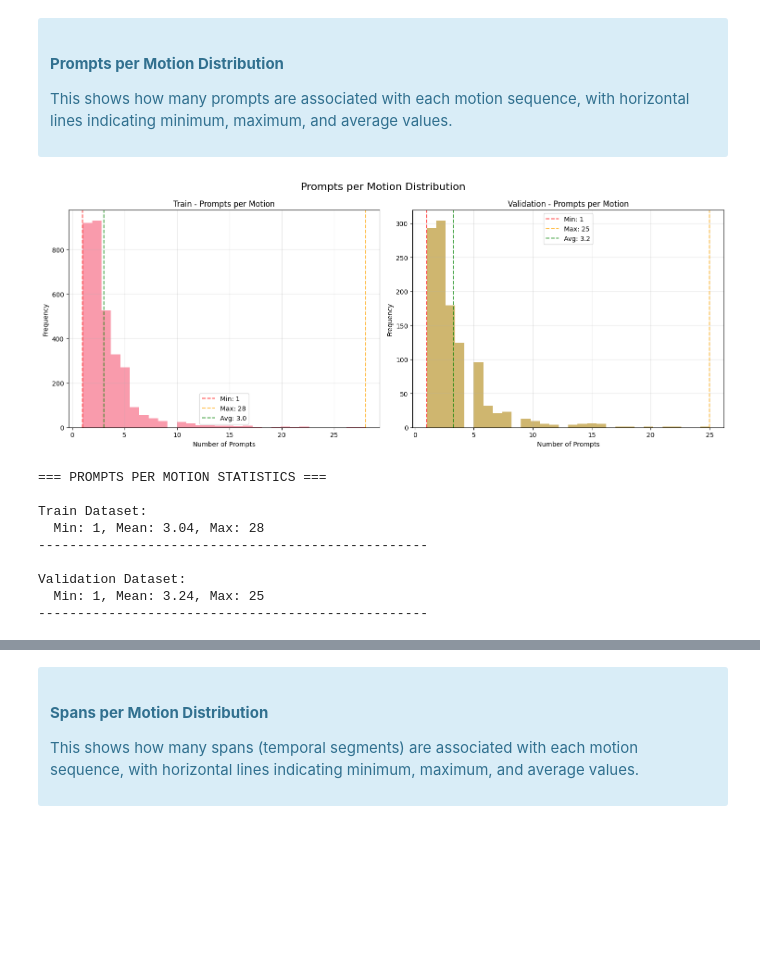
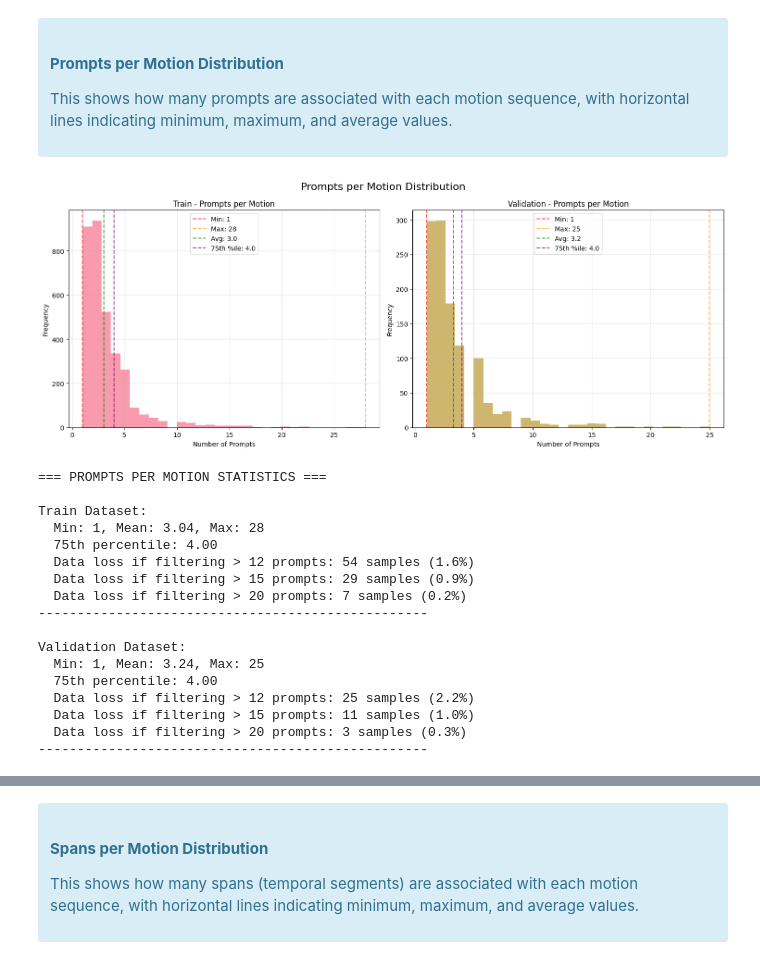
Before and after one commit to raideno/MoLiNER, a Jupyter notebook: notebooks/babel.analysis.ipynb, the cells around one changed output, grey strips where cells are left out. Saved outputs shown, nothing was run; the diff lists cells and outputs as text; code cells hidden in the pictures; blank space fills up the shorter version.

```diff
--- a/notebooks/babel.analysis.ipynb
+++ b/notebooks/babel.analysis.ipynb
@@ -232,10 +231,12 @@ for i, analysis in enumerate([train_analysis, validation_analysis]):
         min_frames = np.min(lengths_frames)
         max_frames = np.max(lengths_frames)
         avg_frames = np.mean(lengths_frames)
+        p75_frames = np.percentile(lengths_frames, 75)
 
         axes[i, 0].axvline(min_frames, color='red', linestyle='--', alpha=0.7, label=f'Min: {min_frames}')
         axes[i, 0].axvline(max_frames, color='orange', linestyle='--', alpha=0.7, label=f'Max: {max_frames}')
         axes[i, 0].axvline(avg_frames, color='green', linestyle='--', alpha=0.7, label=f'Avg: {avg_frames:.1f}')
+        axes[i, 0].axvline(p75_frames, color='purple', linestyle='--', alpha=0.7, label=f'75th %ile: {p75_frames:.1f}')
         axes[i, 0].legend()
 
         # NOTE: seconds distribution
@@ -248,10 +249,12 @@ for i, analysis in enumerate([train_analysis, validation_analysis]):
         min_seconds = np.min(lengths_seconds)
         max_seconds = np.max(lengths_seconds)
         avg_seconds = np.mean(lengths_seconds)
+        p75_seconds = np.percentile(lengths_seconds, 75)
 
         axes[i, 1].axvline(min_seconds, color='red', linestyle='--', alpha=0.7, label=f'Min: {min_seconds:.1f}s')
         axes[i, 1].axvline(max_seconds, color='orange', linestyle='--', alpha=0.7, label=f'Max: {max_seconds:.1f}s')
         axes[i, 1].axvline(avg_seconds, color='green', linestyle='--', alpha=0.7, label=f'Avg: {avg_seconds:.1f}s')
+        axes[i, 1].axvline(p75_seconds, color='purple', linestyle='--', alpha=0.7, label=f'75th %ile: {p75_seconds:.1f}s')
         axes[i, 1].legend()
 
 plt.tight_layout()
@@ -267,5 +270,12 @@ for analysis in [train_analysis, validation_analysis]:
         print(f"\n{name} Dataset:")
         print(f"  Frames - Min: {np.min(lengths_frames)}, Mean: {np.mean(lengths_frames):.2f}, Max: {np.max(lengths_frames)}")
         print(f"  Seconds - Min: {np.min(lengths_seconds):.2f}, Mean: {np.mean(lengths_seconds):.2f}, Max: {np.max(lengths_seconds):.2f}")
+        print(f"  75th percentile - Frames: {np.percentile(lengths_frames, 75):.2f}, Seconds: {np.percentile(lengths_seconds, 75):.2f}")
+
+        for threshold_sec in [10, 15, 20]:
+            threshold_frames = threshold_sec * DEFAULT_FPS
+            filtered_count = np.sum(np.array(lengths_frames) > threshold_frames)
+            loss_percentage = (filtered_count / len(lengths_frames)) * 100
+            print(f"  Data loss if filtering > {threshold_sec}s ({threshold_frames} frames): {filtered_count} samples ({loss_percentage:.1f}%)")
     print("-" * 50)
 # %% [output]
@@ -299,40 +394,56 @@ for i, analysis in enumerate([train_analysis, validation_analysis]):
 
     if prompts_per_motion:
         axes[i].hist(prompts_per_motion, bins=30, alpha=0.7, color=f'C{i}')
         axes[i].set_title(f'{name} - Prompts per Motion')
         axes[i].set_xlabel('Number of Prompts')
         axes[i].set_ylabel('Frequency')
         axes[i].grid(True, alpha=0.3)
 
         min_prompts = np.min(prompts_per_motion)
         max_prompts = np.max(prompts_per_motion)
         avg_prompts = np.mean(prompts_per_motion)
+        p75_prompts = np.percentile(prompts_per_motion, 75)
 
         axes[i].axvline(min_prompts, color='red', linestyle='--', alpha=0.7, label=f'Min: {min_prompts}')
         axes[i].axvline(max_prompts, color='orange', linestyle='--', alpha=0.7, label=f'Max: {max_prompts}')
         axes[i].axvline(avg_prompts, color='green', linestyle='--', alpha=0.7, label=f'Avg: {avg_prompts:.1f}')
+        axes[i].axvline(p75_prompts, color='purple', linestyle='--', alpha=0.7, label=f'75th %ile: {p75_prompts:.1f}')
         axes[i].legend()
 
 plt.tight_layout()
 plt.show()
 
 print("=== PROMPTS PER MOTION STATISTICS ===")
 for analysis in [train_analysis, validation_analysis]:
     name = analysis['dataset_name']
     prompts_per_motion = analysis['sample_prompt_counts']
 
     if prompts_per_motion:
         print(f"\n{name} Dataset:")
         print(f"  Min: {np.min(prompts_per_motion)}, Mean: {np.mean(prompts_per_motion):.2f}, Max: {np.max(prompts_per_motion)}")
+        print(f"  75th percentile: {np.percentile(prompts_per_motion, 75):.2f}")
+
+        for threshold in [12, 15, 20]:
+            filtered_count = np.sum(np.array(prompts_per_motion) > threshold)
+            loss_percentage = (filtered_count / len(prompts_per_motion)) * 100
+            print(f"  Data loss if filtering > {threshold} prompts: {filtered_count} samples ({loss_percentage:.1f}%)")
     print("-" * 50)
 # %% [output]
-[figure, old version]
+[figure, new version]
 === PROMPTS PER MOTION STATISTICS ===
 
 Train Dataset:
   Min: 1, Mean: 3.04, Max: 28
+  75th percentile: 4.00
+  Data loss if filtering > 12 prompts: 54 samples (1.6%)
+  Data loss if filtering > 15 prompts: 29 samples (0.9%)
+  Data loss if filtering > 20 prompts: 7 samples (0.2%)
 --------------------------------------------------
 
 Validation Dataset:
   Min: 1, Mean: 3.24, Max: 25
+  75th percentile: 4.00
+  Data loss if filtering > 12 prompts: 25 samples (2.2%)
+  Data loss if filtering > 15 prompts: 11 samples (1.0%)
+  Data loss if filtering > 20 prompts: 3 samples (0.3%)
 --------------------------------------------------
```
Also changed, not shown: parts of 14 cells of this notebook, 2 other files.
